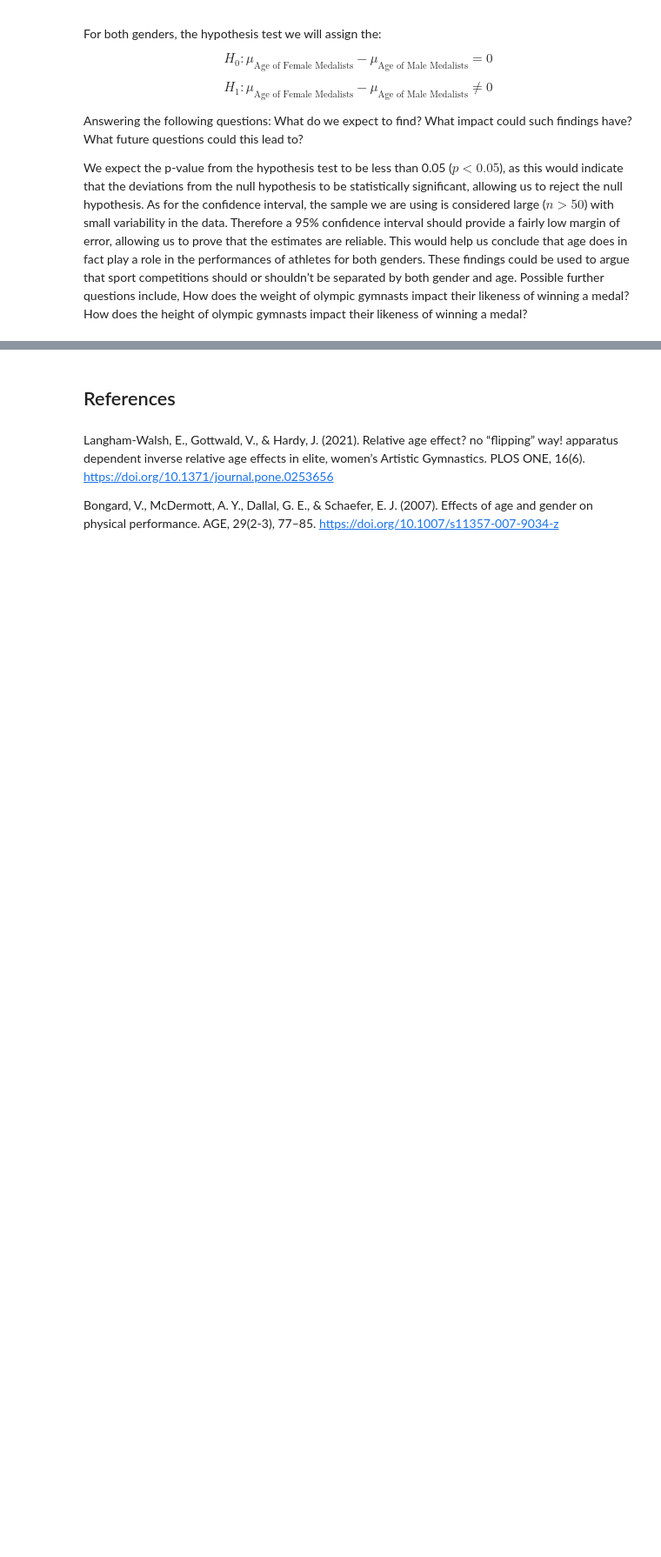
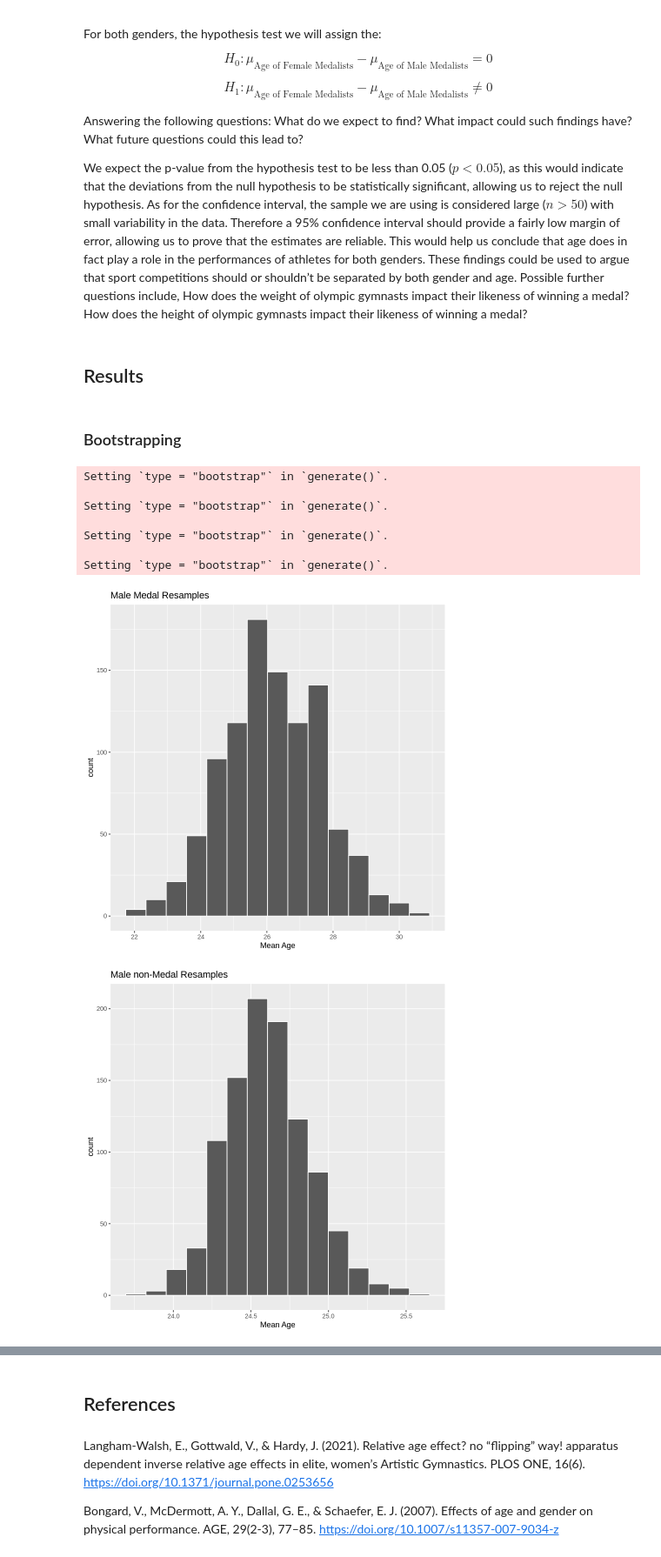
Before and after one commit to aryanballani/STAT201_group20, a Jupyter notebook: ProjectProposal.ipynb, the cells around one changed output, grey strips where cells are left out. Shown: that part at 87% size. Drawn from its saved outputs; the diff is of its cells as text; code cells hidden in the pictures; blank space fills up the shorter version.

Commit message:
Finished Bootstrap

```diff
--- a/ProjectProposal.ipynb
+++ b/ProjectProposal.ipynb
@@ -217,3 +217,60 @@ Answering the following questions:
 What do we expect to find? What impact could such findings have? What future questions could this lead to?
 
 We expect the p-value from the hypothesis test to be less than 0.05 ($p < 0.05$), as this would indicate that the deviations from the null hypothesis to be statistically significant, allowing us to reject the null hypothesis. As for the confidence interval, the sample we are using is considered large ($n > 50$) with small variability in the data. Therefore a 95% confidence interval should provide a fairly low margin of error, allowing us to prove that the estimates are reliable. This would help us conclude that age does in fact play a role in the performances of athletes for both genders. These findings could be used to argue that sport competitions should or shouldn’t be separated by both gender and age. Possible further questions include, How does the weight of olympic gymnasts impact their likeness of winning a medal? How does the height of olympic gymnasts impact their likeness of winning a medal?
+# %% [markdown]
+## Results
+# %% [markdown]
+### Bootstrapping
+# %%
+set.seed(201)
+male_medal_resample<-gymnast_sample %>%
+                    filter(Sex == "M" , !is.na(Medal))%>%
+                    specify(response=Age)%>%
+                    generate(reps=1000)%>%
+                    calculate(stat="mean")%>%
+                    visualize()+
+                    ggtitle("Male Medal Resamples")+
+                    labs(x="Mean Age")
+
+
+male_non_medal_resample<-gymnast_sample %>%
+                    filter(Sex == "M" , is.na(Medal))%>%
+                    specify(response=Age)%>%
+                    generate(reps=1000)%>%
+                    calculate(stat="mean")%>%
+                    visualize()+
+                    ggtitle("Male non-Medal Resamples")+
+                    labs(x="Mean Age")
+
+female_medal_resample<-gymnast_sample %>%
+                    filter(Sex == "F" , !is.na(Medal))%>%
+                    specify(response=Age)%>%
+                    generate(reps=1000)%>%
+                    calculate(stat="mean")%>%
+                    visualize()+
+                    ggtitle("Female Medal Resamples")+
+                    labs(x="Mean Age")
+
+female_non_medal_resample<-gymnast_sample %>%
+                    filter(Sex == "F" , is.na(Medal))%>%
+                    specify(response=Age)%>%
+                    generate(reps=1000)%>%
+                    calculate(stat="mean")%>%
+                    visualize()+
+                    ggtitle("Female non-Medal Resamples")+
+                    labs(x="Mean Age")
+
+male_medal_resample
+male_non_medal_resample
+female_medal_resample
+female_non_medal_resample
+# %% [output]
+Setting `type = "bootstrap"` in `generate()`.
+
+Setting `type = "bootstrap"` in `generate()`.
+
+Setting `type = "bootstrap"` in `generate()`.
+
+Setting `type = "bootstrap"` in `generate()`.
+[figure, added]
+[figure, added]
```
Also changed, not shown: parts of 1 cell of this notebook.
